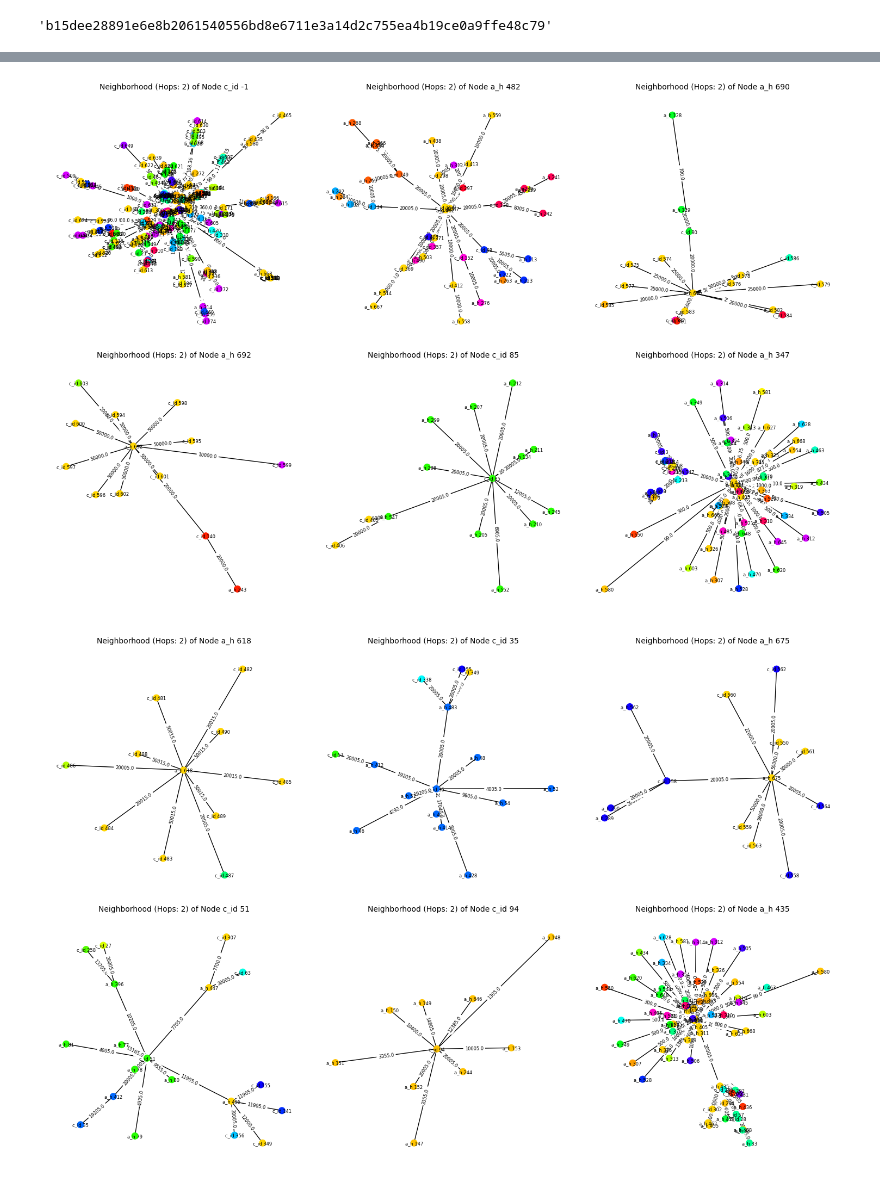
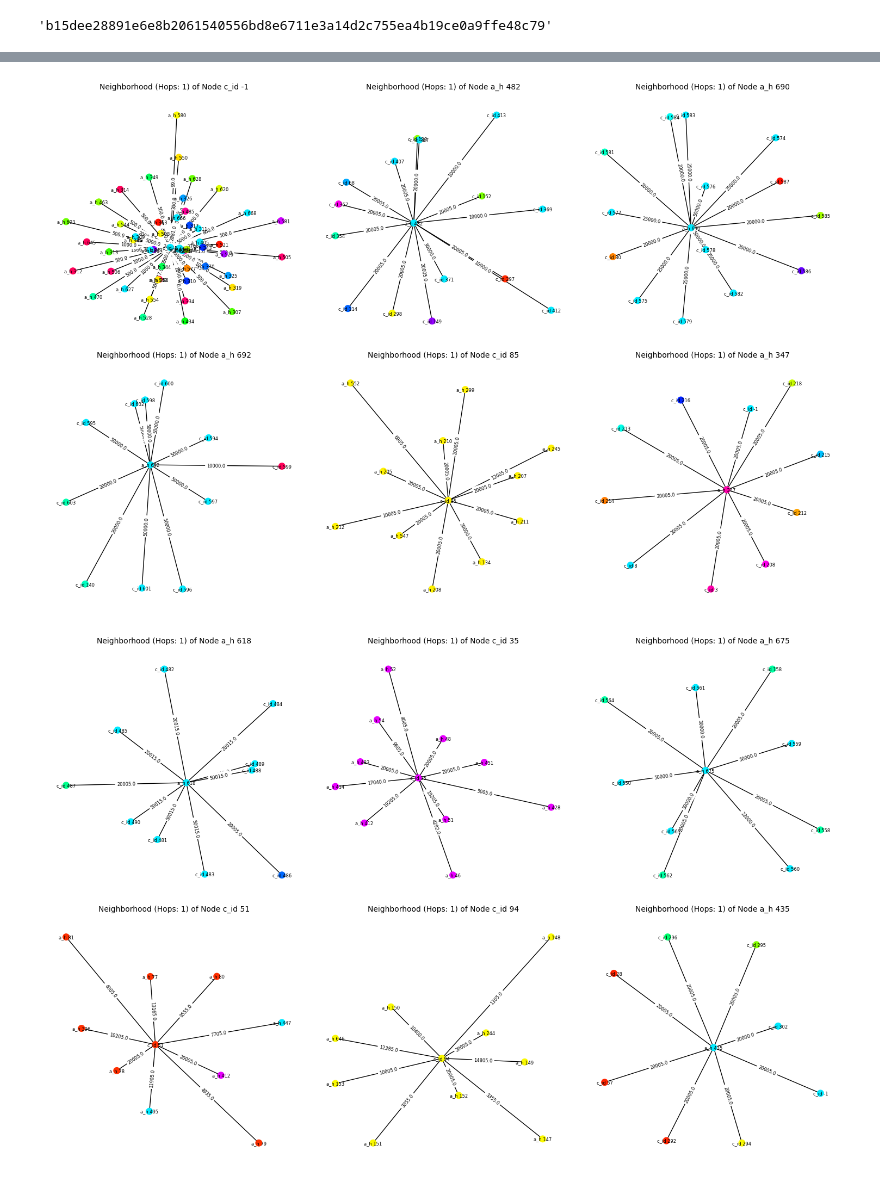
Before and after one commit to shikivaahan/graph-analysis, a Jupyter notebook: graph_analysis.ipynb, the cells around one changed output, grey strips where cells are left out. Drawn from its saved outputs; the diff is of its cells as text; code cells hidden in the pictures.

```diff
--- a/graph_analysis.ipynb
+++ b/graph_analysis.ipynb
@@ -59,7 +61,8 @@ get_original_value_from_token('a_h 0', token_to_original)
 # %%
 # Initialize the network graph
 nodes = ['account_hash', 'customer_id']
+node_attributes = ['is_fraud', 'email','surname']
 edges = ['amount']
 
-G = create_and_plot_network(df, nodes, edges, 'email')
+G = create_and_plot_network(df, nodes, edges, 'email',node_attributes)
 # %% [output]
@@ -67,5 +70,5 @@ G = create_and_plot_network(df, nodes, edges, 'email')
 # %%
-plot_subgraphs(G)
+plot_subgraphs(G,num_hops=1)
 # %% [output]
-[figure, old version]
+[figure, new version]
-[figure, old version]
+[figure, new version]
```
Also changed, not shown: parts of 4 cells of this notebook, 3 other files.
